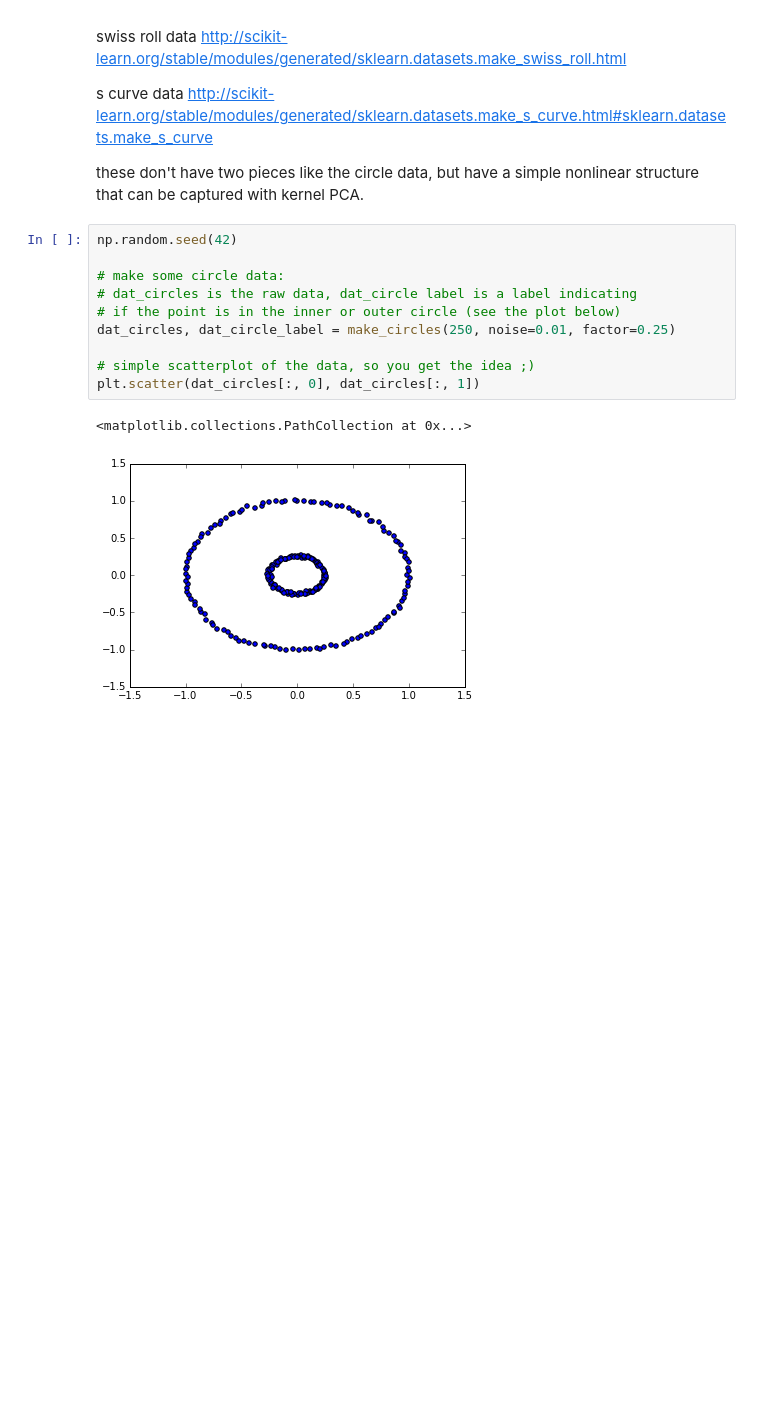
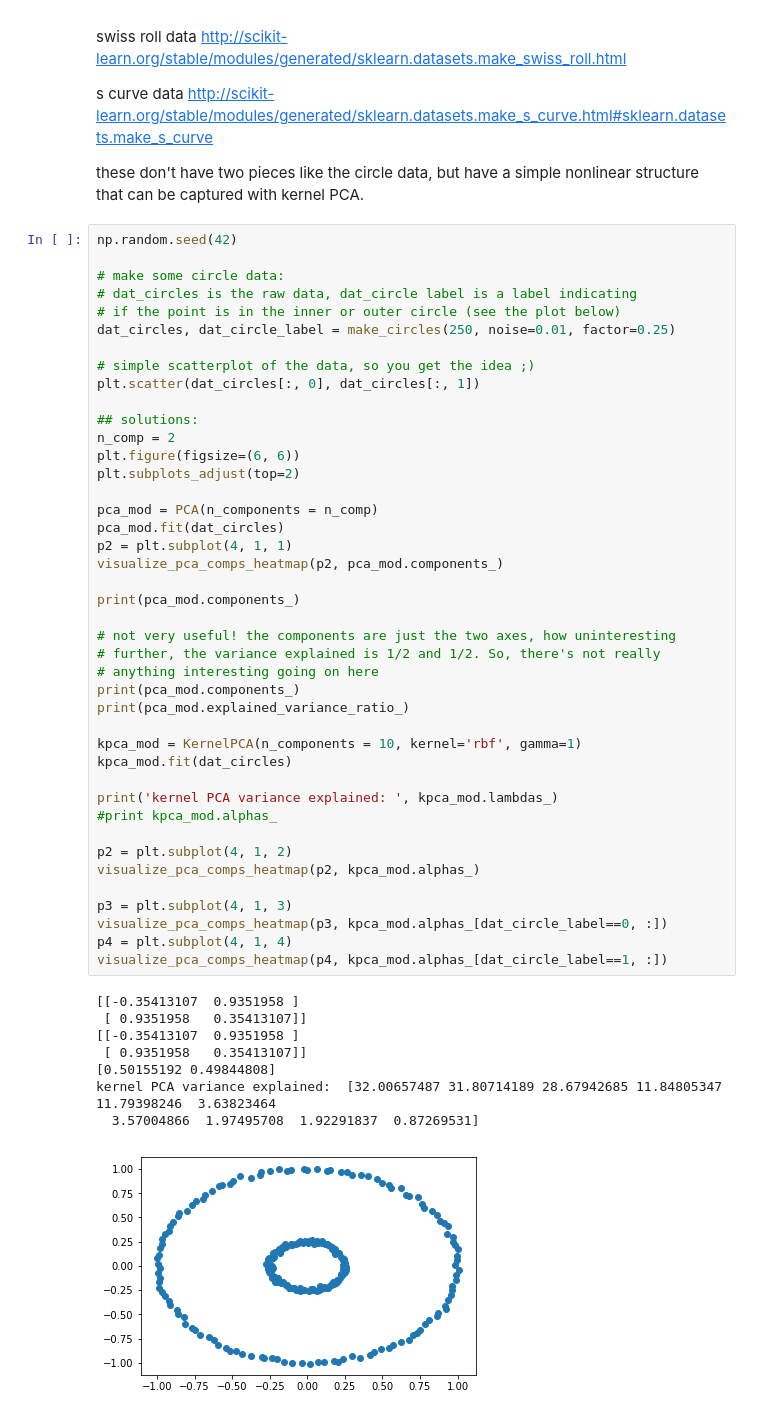
Before and after one commit to ysalomon/ucb-w207-applied-ml, a Jupyter notebook: tutorials/week11-PCA.ipynb, the cells around one changed output. Drawn from its saved outputs; the diff is of its cells as text; blank space fills up the shorter version.

```diff
--- a/tutorials/week11-PCA.ipynb
+++ b/tutorials/week11-PCA.ipynb
@@ -165,13 +191,51 @@ these don't have two pieces like the circle data, but have a simple nonlinear st
 # %%
 np.random.seed(42)
 
 # make some circle data:
 # dat_circles is the raw data, dat_circle label is a label indicating
 # if the point is in the inner or outer circle (see the plot below)
 dat_circles, dat_circle_label = make_circles(250, noise=0.01, factor=0.25)
 
 # simple scatterplot of the data, so you get the idea ;)
 plt.scatter(dat_circles[:, 0], dat_circles[:, 1])
+
+## solutions:
+n_comp = 2
+plt.figure(figsize=(6, 6))
+plt.subplots_adjust(top=2)
+
+pca_mod = PCA(n_components = n_comp)
+pca_mod.fit(dat_circles)
+p2 = plt.subplot(4, 1, 1)
+visualize_pca_comps_heatmap(p2, pca_mod.components_)
+
+print(pca_mod.components_)
+
+# not very useful! the components are just the two axes, how uninteresting
+# further, the variance explained is 1/2 and 1/2. So, there's not really
+# anything interesting going on here
+print(pca_mod.components_)
+print(pca_mod.explained_variance_ratio_)
+
+kpca_mod = KernelPCA(n_components = 10, kernel='rbf', gamma=1)
+kpca_mod.fit(dat_circles)
+
+print('kernel PCA variance explained: ', kpca_mod.lambdas_)
+#print kpca_mod.alphas_
+
+p2 = plt.subplot(4, 1, 2)
+visualize_pca_comps_heatmap(p2, kpca_mod.alphas_)
+
+p3 = plt.subplot(4, 1, 3)
+visualize_pca_comps_heatmap(p3, kpca_mod.alphas_[dat_circle_label==0, :])
+p4 = plt.subplot(4, 1, 4)
+visualize_pca_comps_heatmap(p4, kpca_mod.alphas_[dat_circle_label==1, :])
 # %% [output]
-<matplotlib.collections.PathCollection at 0x...>
+[[-0.35413107  0.9351958 ]
+ [ 0.9351958   0.35413107]]
+[[-0.35413107  0.9351958 ]
+ [ 0.9351958   0.35413107]]
+[0.50155192 0.49844808]
+kernel PCA variance explained:  [32.00657487 31.80714189 28.67942685 11.84805347 11.79398246  3.63823464
+  3.57004866  1.97495708  1.92291837  0.87269531]
-[figure, old version]
+[figure, new version]
```
Also changed, not shown: parts of 8 cells of this notebook, 5 other files.
